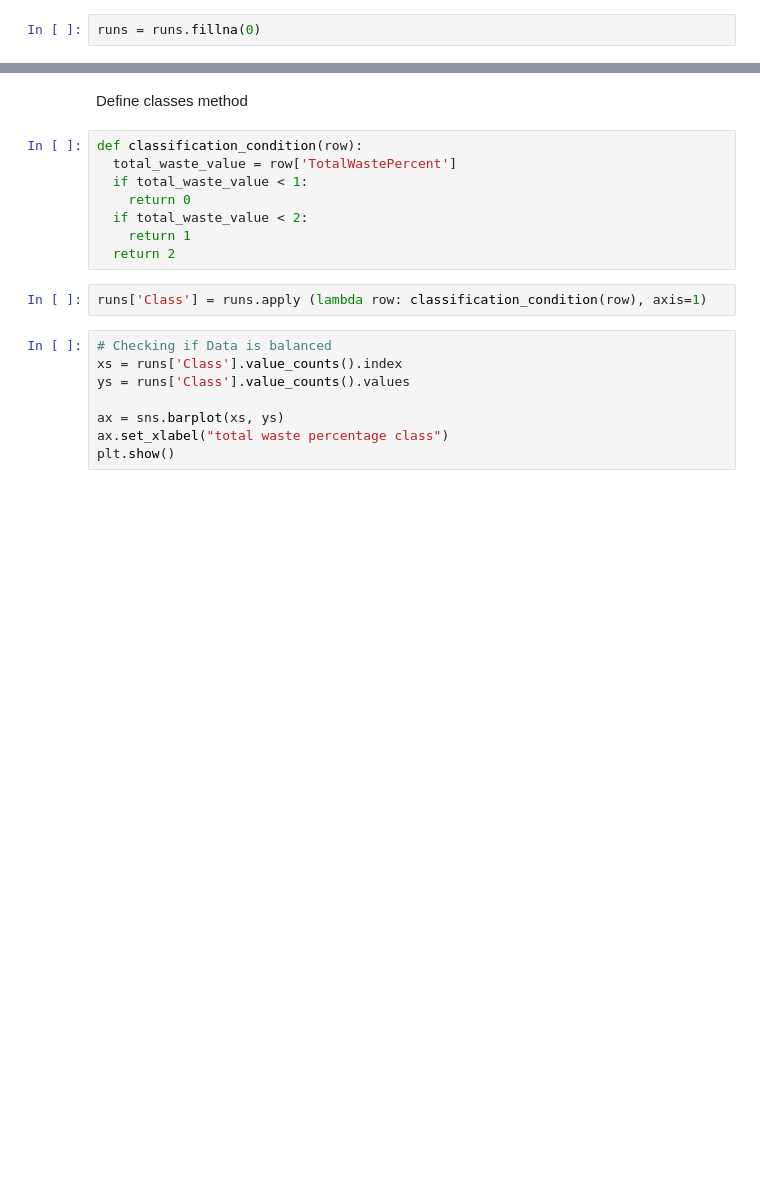
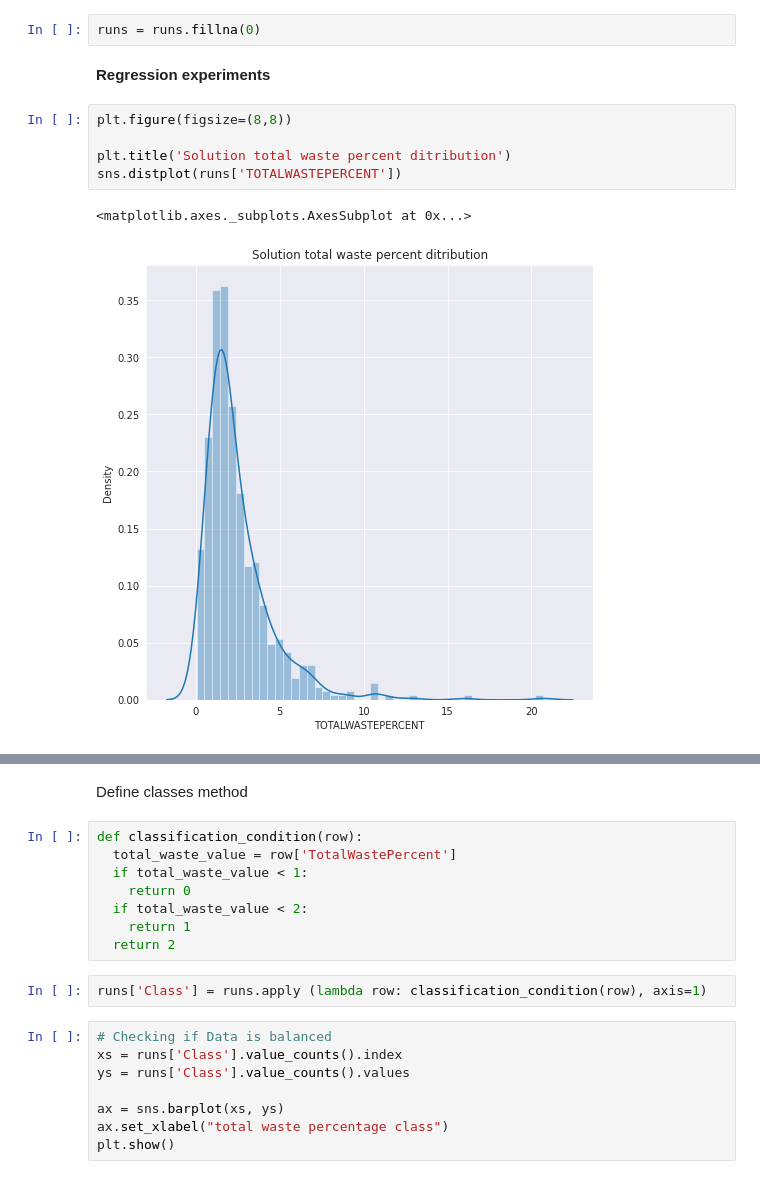
Before and after one commit to teoad95/Infusing-business-optimization-processes-with-machine-learning-and-expert-knowledge., a Jupyter notebook: Main_notebook.ipynb, the cells around one changed output, grey strips where cells are left out. Cells and saved outputs as stored; diff of their text form; blank space fills up the shorter version.

```diff
--- a/Main_notebook.ipynb
+++ b/Main_notebook.ipynb
@@ -68,2 +79,12 @@ runs.drop(columns=['RUNNUMBER']).describe()
 # %%
 runs = runs.fillna(0)
+# %% [markdown]
+**Regression experiments**
+# %%
+plt.figure(figsize=(8,8))
+
+plt.title('Solution total waste percent ditribution')
+sns.distplot(runs['TOTALWASTEPERCENT'])
+# %% [output]
+<matplotlib.axes._subplots.AxesSubplot at 0x...>
+[figure, added]
```
Also changed, not shown: parts of 15 cells of this notebook.
